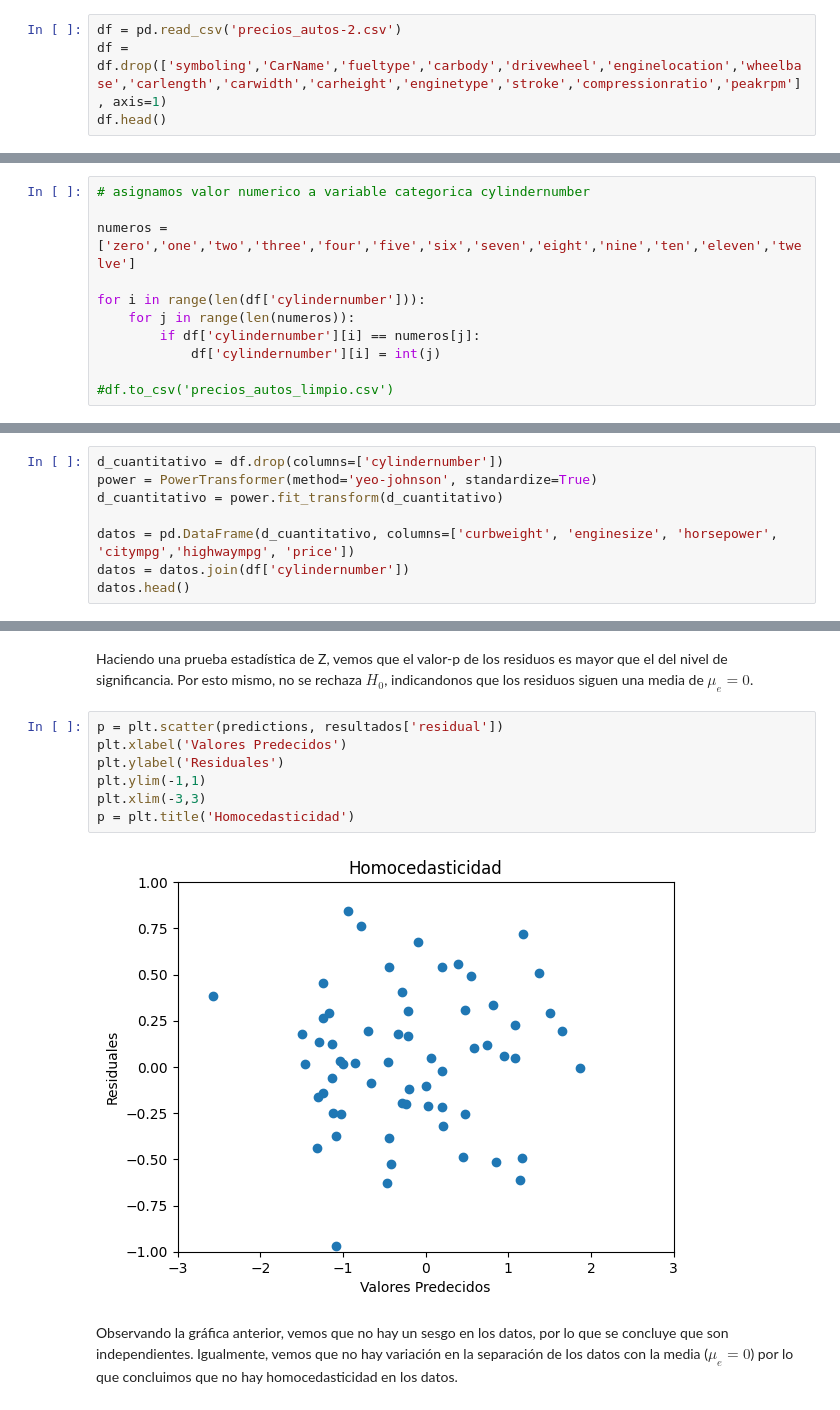
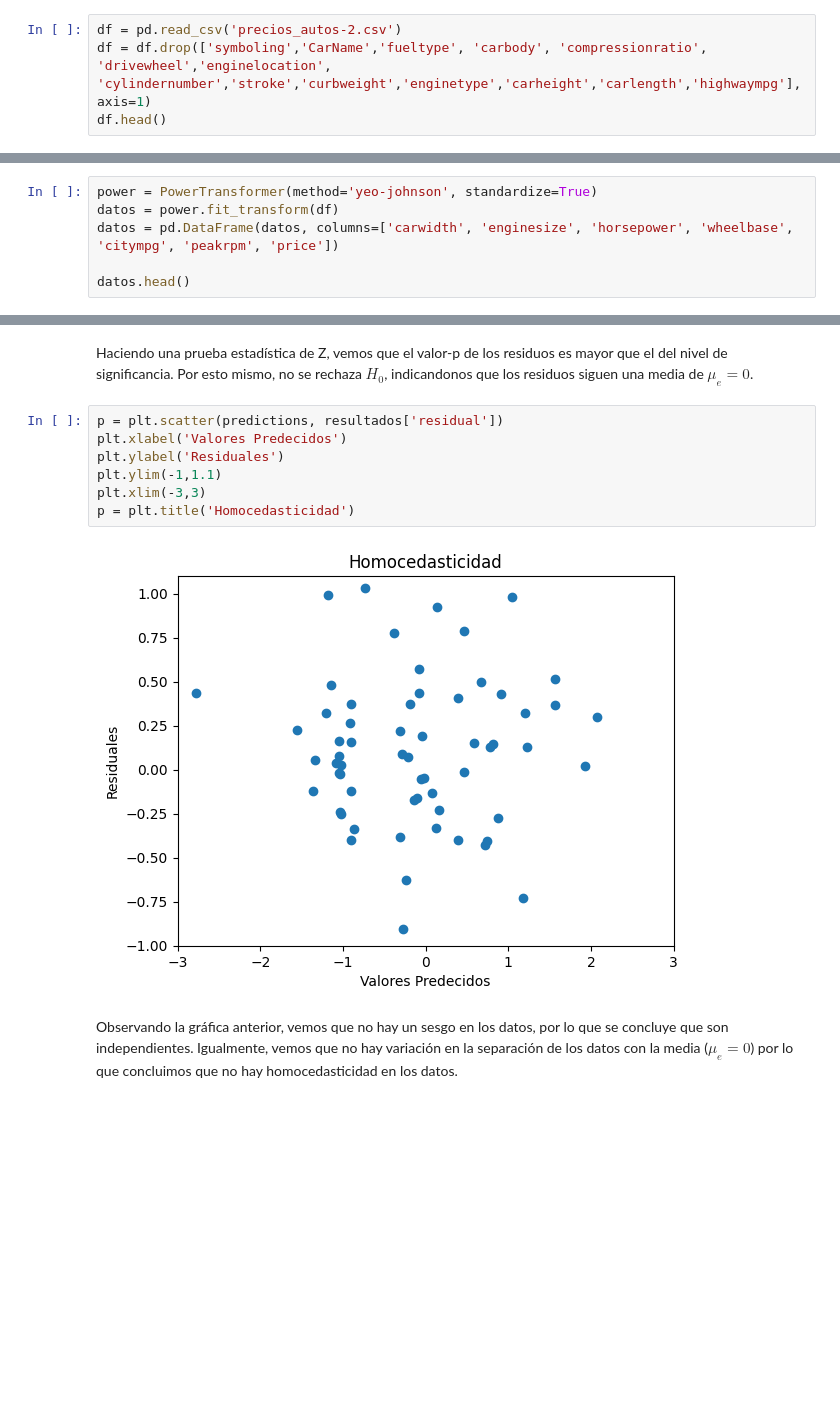
Before and after one commit to fedemedina72/PortafolioTC3006C, a Jupyter notebook: Modulo1/ConstruccionModelo.ipynb, the cells around one changed output, grey strips where cells are left out. Cells and saved outputs as stored; diff of their text form; blank space fills up the shorter version.

```diff
--- a/Modulo1/ConstruccionModelo.ipynb
+++ b/Modulo1/ConstruccionModelo.ipynb
@@ -39,5 +39,5 @@ El dataframe a continuación contará con dichas variables junto con 'Price'. La
 # %%
 df = pd.read_csv('precios_autos-2.csv')
-df = df.drop(['symboling','CarName','fueltype','carbody','drivewheel','enginelocation','wheelbase','carlength','carwidth','carheight','enginetype','stroke','compressionratio','peakrpm'], axis=1)
+df = df.drop(['symboling','CarName','fueltype', 'carbody', 'compressionratio', 'drivewheel','enginelocation', 'cylindernumber','stroke','curbweight','enginetype','carheight','carlength','highwaympg'], axis=1)
 df.head()
 # %% [output]
@@ -50,11 +49,0 @@ df.head()
-# %%
-# asignamos valor numerico a variable categorica cylindernumber
-
-numeros = ['zero','one','two','three','four','five','six','seven','eight','nine','ten','eleven','twelve']
-
-for i in range(len(df['cylindernumber'])):
-    for j in range(len(numeros)):
-        if df['cylindernumber'][i] == numeros[j]:
-            df['cylindernumber'][i] = int(j)
-
-#df.to_csv('precios_autos_limpio.csv')
@@ -79,11 +50,9 @@ See the caveats in the documentation: https://pandas.pydata.org/pandas-docs/stab
 # %% [markdown]
 Ahora se normalizarán los datos con la intención de hacer una regresión. Esto debido a que en la entrega anterior claramente se veía en la matriz de dispersión que había mucho ruido en los datos, por lo que se optó por normalizarlos para reducir dicho ruido.
 # %%
-d_cuantitativo = df.drop(columns=['cylindernumber'])
 power = PowerTransformer(method='yeo-johnson', standardize=True)
-d_cuantitativo = power.fit_transform(d_cuantitativo)
+datos = power.fit_transform(df)
+datos = pd.DataFrame(datos, columns=['carwidth', 'enginesize', 'horsepower', 'wheelbase', 'citympg', 'peakrpm', 'price'])
 
-datos = pd.DataFrame(d_cuantitativo, columns=['curbweight', 'enginesize', 'horsepower', 'citympg','highwaympg', 'price'])
-datos = datos.join(df['cylindernumber'])
 datos.head()
 # %% [output]
@@ -293,12 +261,12 @@ Haciendo una prueba estadística de Z, vemos que el valor-p de los residuos es m
 # %%
 p = plt.scatter(predictions, resultados['residual'])
 plt.xlabel('Valores Predecidos')
 plt.ylabel('Residuales')
-plt.ylim(-1,1)
+plt.ylim(-1,1.1)
 plt.xlim(-3,3)
 p = plt.title('Homocedasticidad')
 # %% [output]
-[figure, old version]
+[figure, new version]
 # %% [markdown]
 Observando la gráfica anterior, vemos que no hay un sesgo en los datos, por lo que se concluye que son independientes. Igualmente, vemos que no hay variación en la separación de los datos con la media ($\mu_e = 0$) por lo que concluimos que no hay homocedasticidad en los datos.
 # %% [markdown]
```
Also changed, not shown: parts of 20 cells of this notebook.
